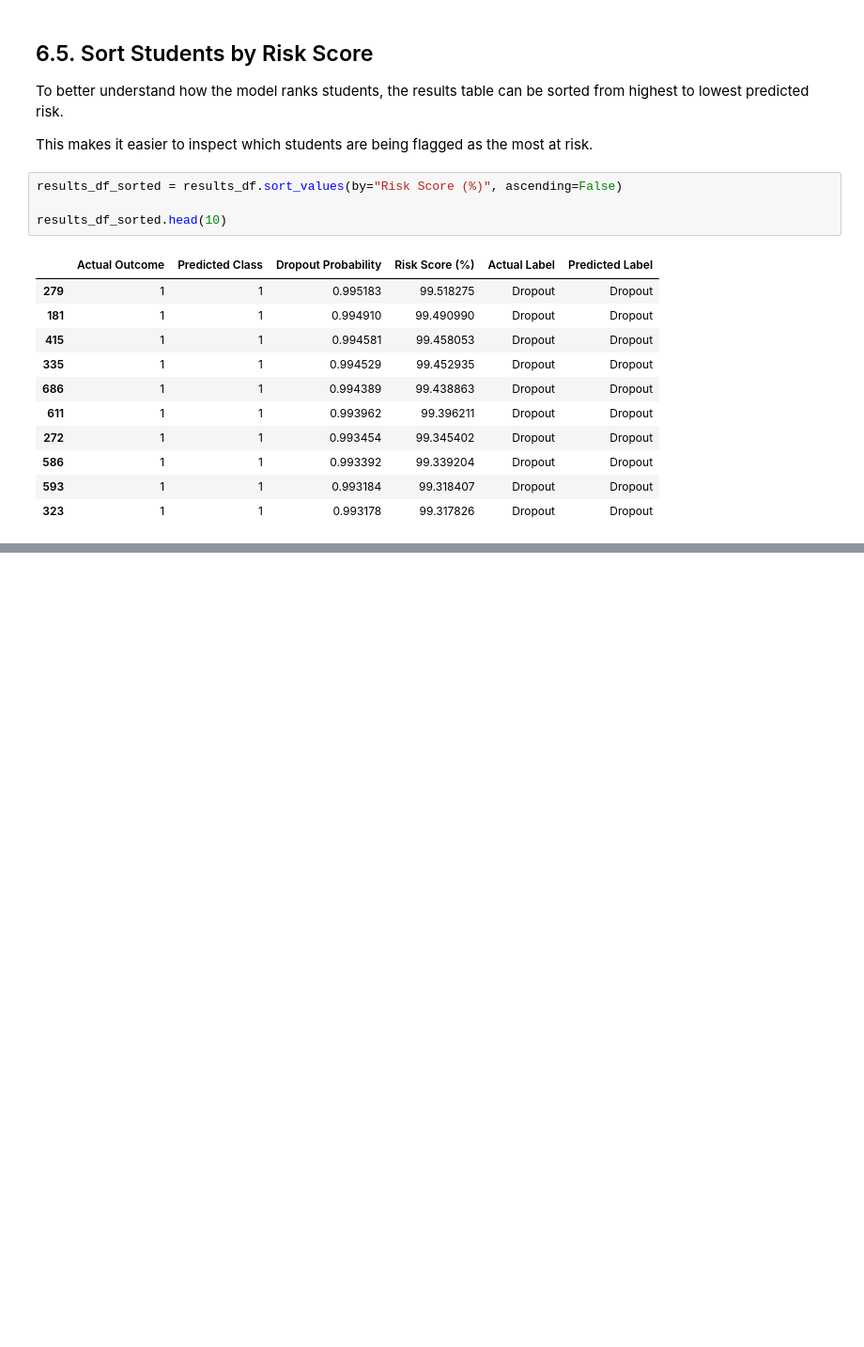
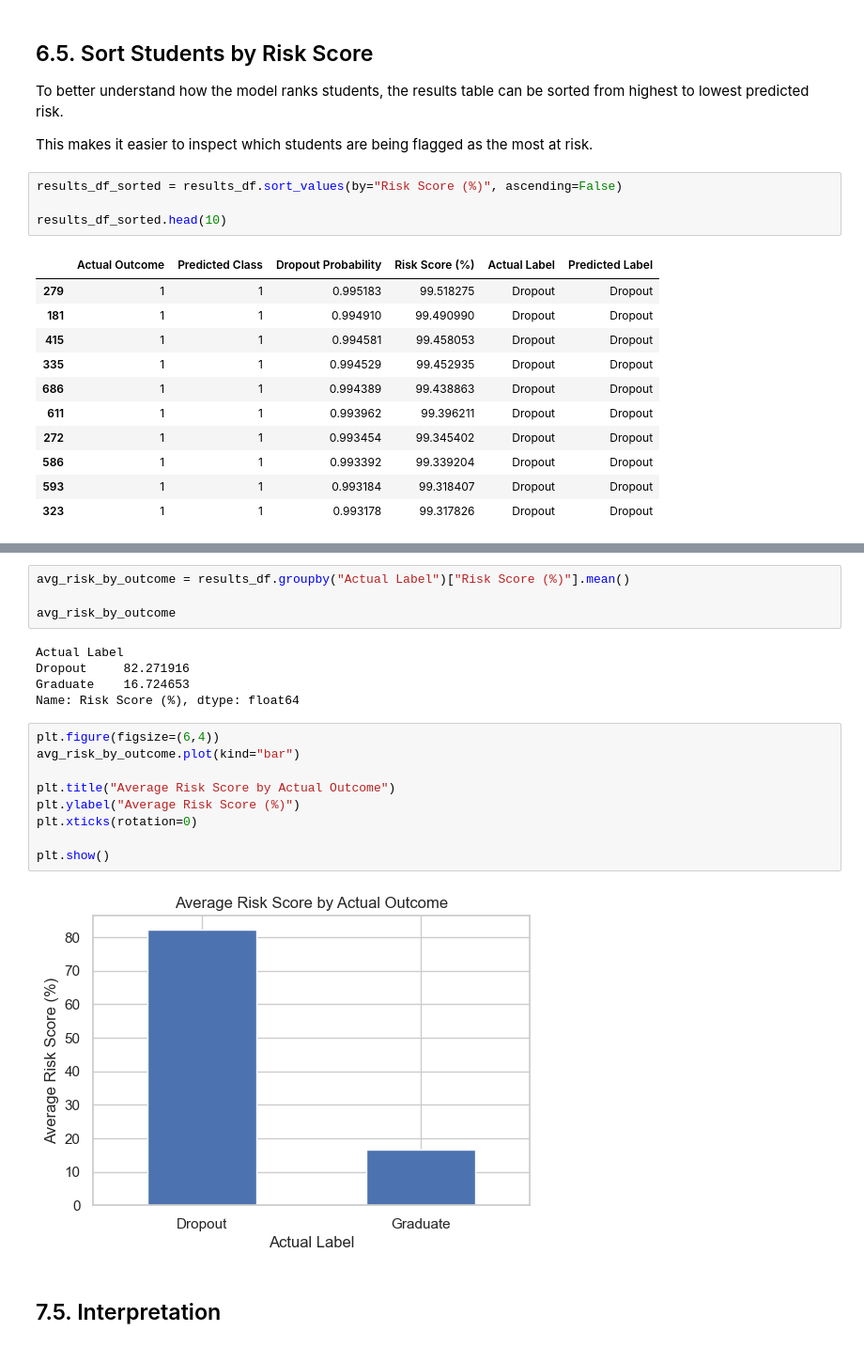
Before and after one commit to DimitarMalamski/student-dropout-predictor, a Jupyter notebook: notebooks/02_student_dropout_risk_scoring.ipynb, the cells around one changed output, grey strips where cells are left out. Shown at 94% size. Cells and saved outputs as stored; diff of their text form; blank space fills up the shorter version.

```diff
--- a/notebooks/02_student_dropout_risk_scoring.ipynb
+++ b/notebooks/02_student_dropout_risk_scoring.ipynb
@@ -603,0 +668,22 @@ results_df_sorted.head(10)
+# %%
+avg_risk_by_outcome = results_df.groupby("Actual Label")["Risk Score (%)"].mean()
+
+avg_risk_by_outcome
+# %% [output]
+Actual Label
+Dropout     82.271916
+Graduate    16.724653
+Name: Risk Score (%), dtype: float64
+# %%
+plt.figure(figsize=(6,4))
+avg_risk_by_outcome.plot(kind="bar")
+
+plt.title("Average Risk Score by Actual Outcome")
+plt.ylabel("Average Risk Score (%)")
+plt.xticks(rotation=0)
+
+plt.show()
+# %% [output]
+[figure, added]
+# %% [markdown]
+## 7.5. Interpretation
```
Also changed, not shown: parts of 7 cells of this notebook.
